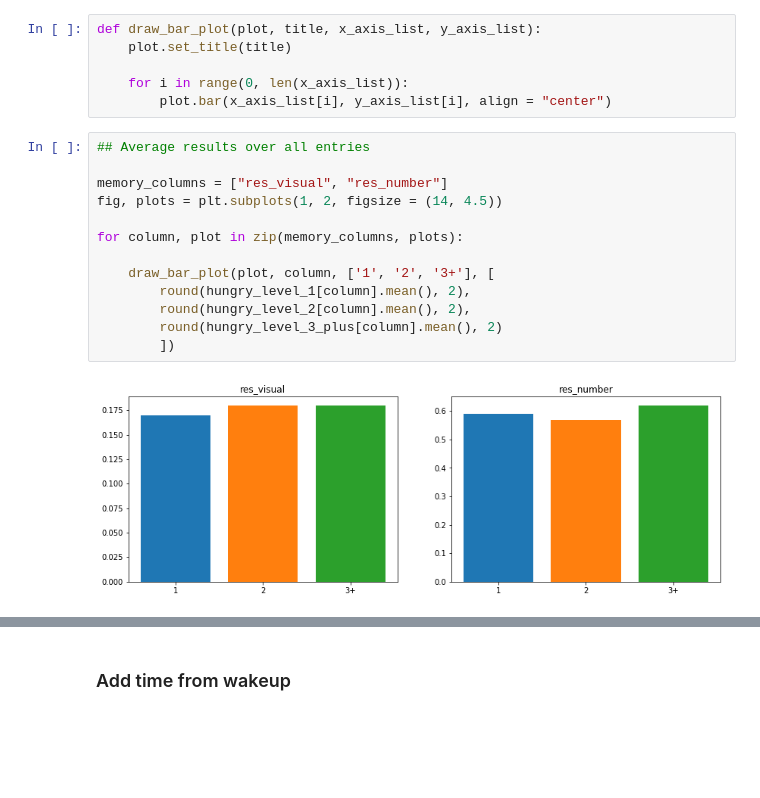
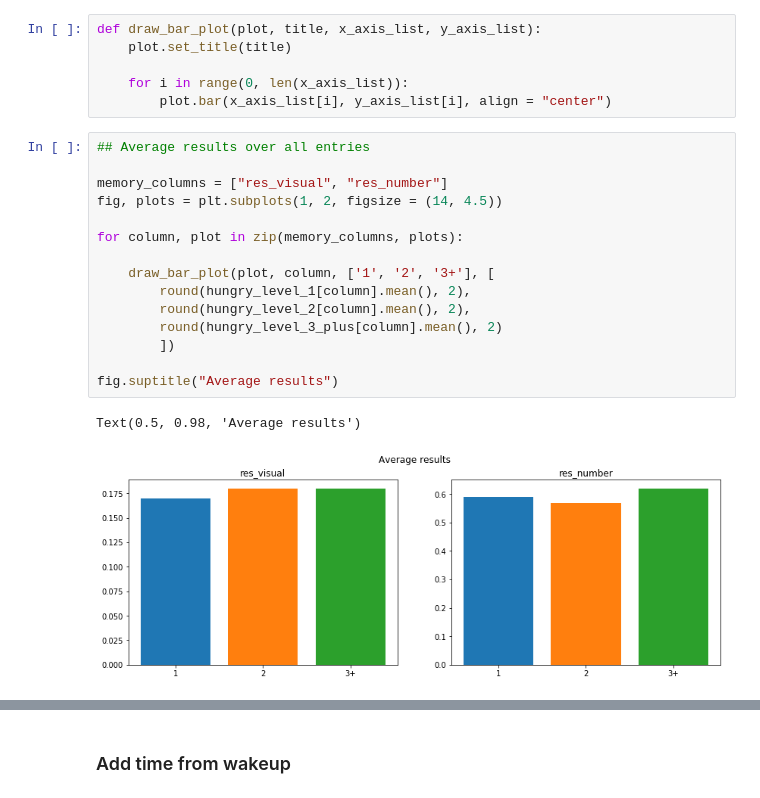
Before and after one commit to kasparho/how-circadian-rhythms-affect-performance, a Jupyter notebook: data_cleaning.ipynb, the cells around one changed output, grey strips where cells are left out. Drawn from its saved outputs; the diff is of its cells as text; blank space fills up the shorter version.

Commit message:
Added hunger bar plot titles

```diff
--- a/data_cleaning.ipynb
+++ b/data_cleaning.ipynb
@@ -161,18 +163,21 @@ def draw_bar_plot(plot, title, x_axis_list, y_axis_list):
 # %%
 ## Average results over all entries
 
 memory_columns = ["res_visual", "res_number"]
 fig, plots = plt.subplots(1, 2, figsize = (14, 4.5))
 
 for column, plot in zip(memory_columns, plots):
 
     draw_bar_plot(plot, column, ['1', '2', '3+'], [
         round(hungry_level_1[column].mean(), 2),
         round(hungry_level_2[column].mean(), 2),
         round(hungry_level_3_plus[column].mean(), 2)
         ])
+
+fig.suptitle("Average results")
 # %% [output]
+Text(0.5, 0.98, 'Average results')
-[figure, old version]
+[figure, new version]
 # %%
 ## Average results of averaged subjects results
 
```
Also changed, not shown: parts of 5 cells of this notebook.
